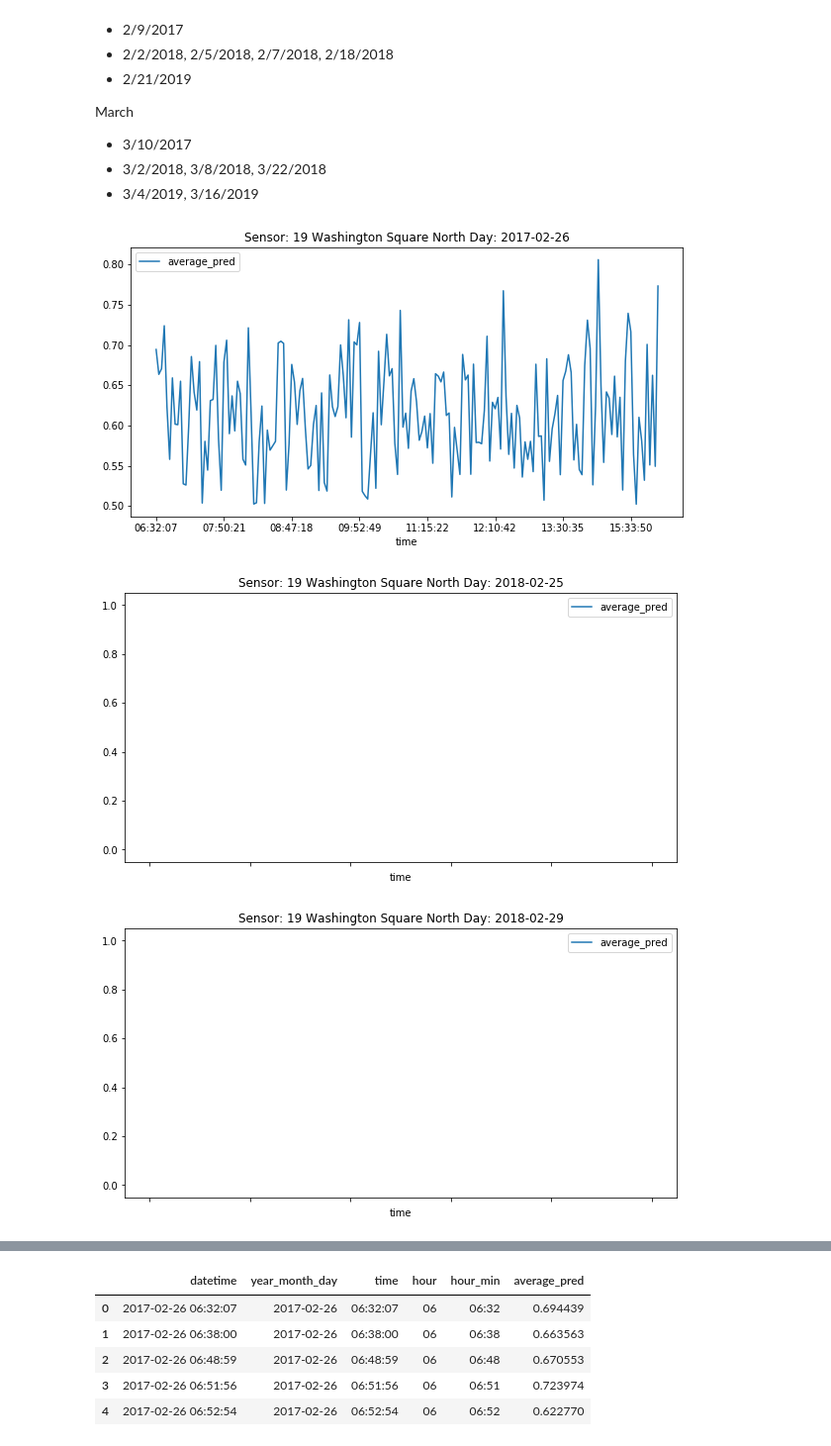
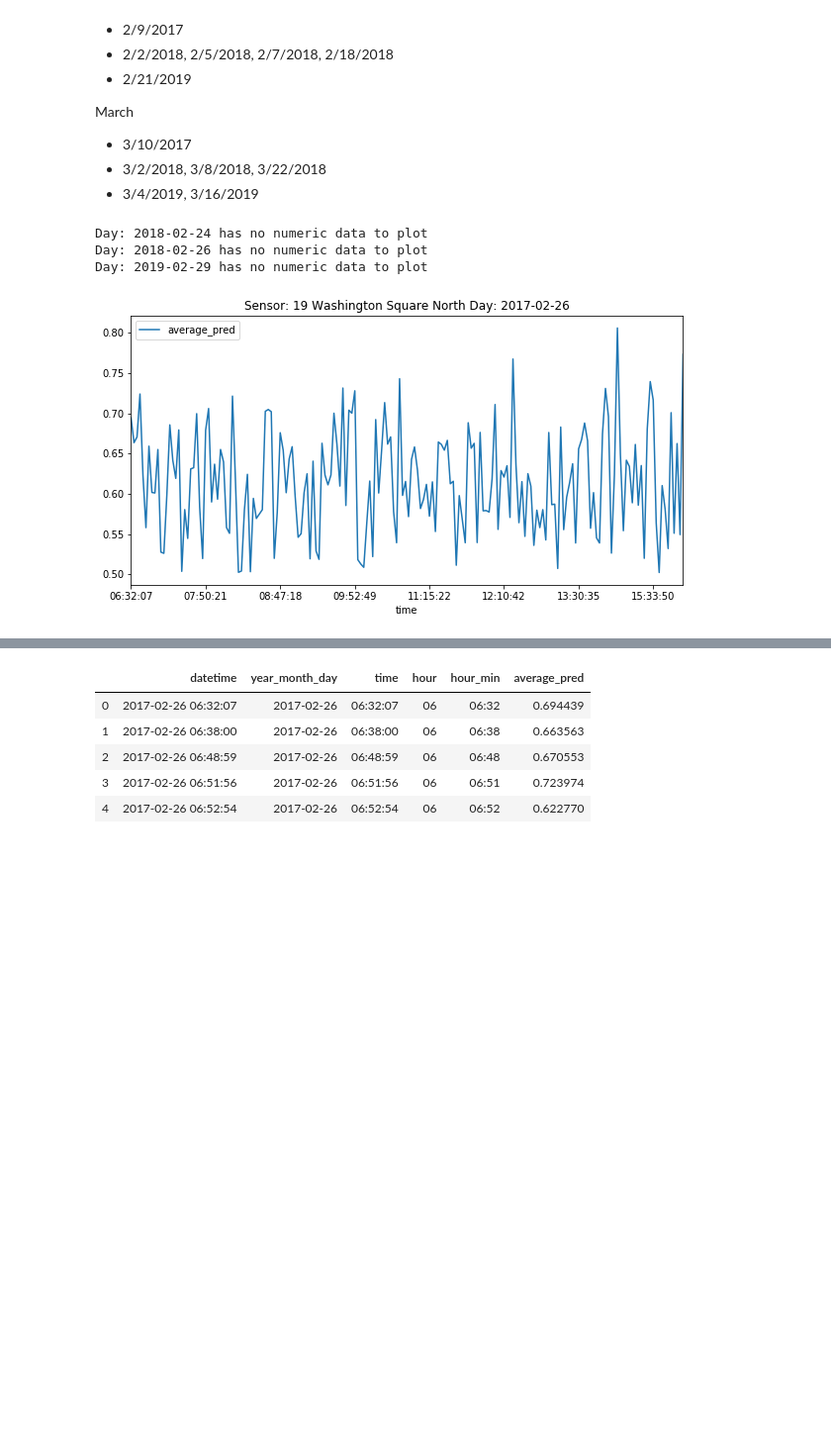
Before and after one commit to meiguan/urban_birds, a Jupyter notebook: explore/exploring_YAMNet_predictions-clean up.ipynb, the cells around one changed output, grey strips where cells are left out. Shown at 99% size. Cells and saved outputs as stored; diff of their text form; code cells hidden in the pictures; blank space fills up the shorter version.

```diff
--- a/explore/exploring_YAMNet_predictions-clean up.ipynb
+++ b/explore/exploring_YAMNet_predictions-clean up.ipynb
@@ -380,10 +379,11 @@ March
 - 3/4/2019, 3/16/2019
 # %%
 #For Feburary
-possible_peak_days = ['2017-02-26','2018-02-25','2018-02-29','2018-02-24','2018-02-25','2019-02-29']
+possible_peak_days = ['2017-02-26','2018-02-24','2018-02-26','2019-02-29']
 #sensor2_0226 = sensor2_df[sensor2_df['day'] == '2017-02-26']
 plot_by_day(possible_peak_days,df=sensor2_df, sensor='19 Washington Square North')
 # %% [output]
+Day: 2018-02-24 has no numeric data to plot
+Day: 2018-02-26 has no numeric data to plot
+Day: 2019-02-29 has no numeric data to plot
-[figure, old version]
+[figure, new version]
-[figure, removed]
-[figure, removed]
```
Also changed, not shown: parts of 17 cells of this notebook, 2 other files.
